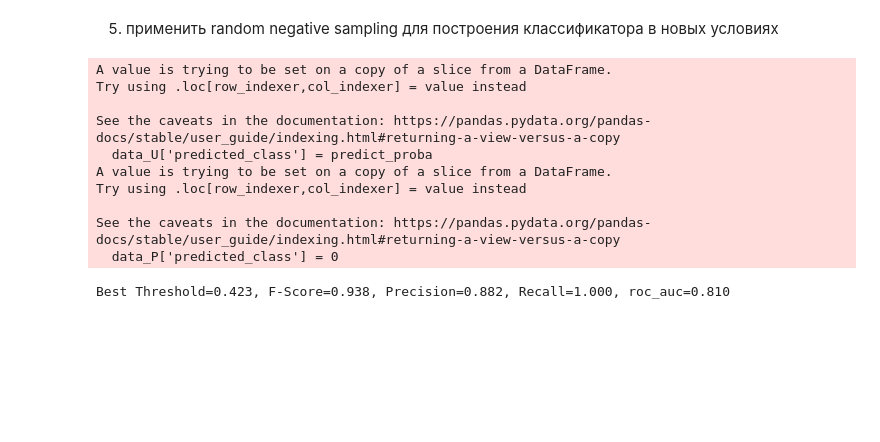
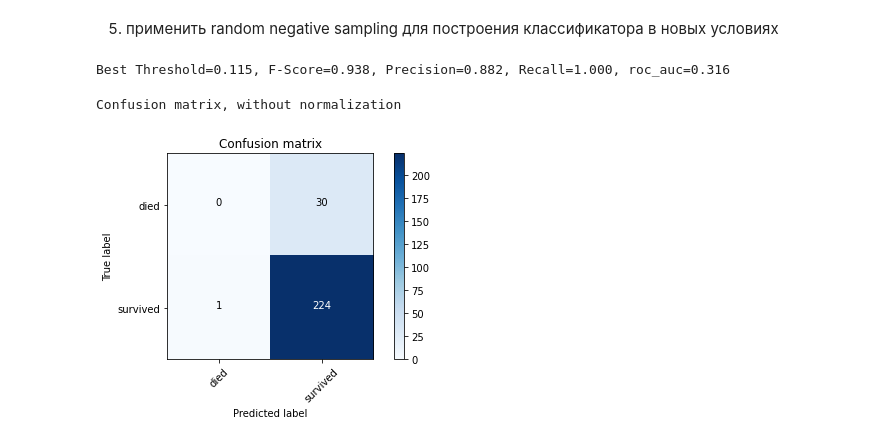
Before and after one commit to DaniilMelnik/ML_in_Bussines, a Jupyter notebook: hw6.ipynb, the cells around one changed output. Cells and saved outputs as stored; diff of their text form; code cells hidden in the pictures; blank space fills up the shorter version.

```diff
--- a/hw6.ipynb
+++ b/hw6.ipynb
@@ -147,6 +148,10 @@ Confusion matrix, without normalization
 4. далее разделить ваш набор данных на два множества: P (positives) и U (unlabeled). Причем брать нужно не все положительные (класс 1) примеры, а только лишь часть
 # %%
 df = pd.read_csv('haberman.data', header=None, names=['Age', 'operation_year', 'axillary_nodes', 'class'])
-df.replace({'class': {2: 0}}, inplace=True)
-df['true_class'] = df['class']
+df.replace({'class': {1: 1, 2: 0}}, inplace=True)
+y_true = df['class'].astype(np.float64)
+n_positives = 30
+
+index_to_unlabel = list(df.loc[df['class'] == 0].sample(n=n_positives, random_state=1).index)
+df.loc[index_to_unlabel, 'class'] = 1
 # %%
@@ -202,19 +165,38 @@ predict_proba = f_oob[:, 1]/n_oob
-# %%
-data_U['predicted_class'] = predict_proba
-data_P['predicted_class'] = 0
-result = data_P.append(data_U)
-# %% [output]
-A value is trying to be set on a copy of a slice from a DataFrame.
-Try using .loc[row_indexer,col_indexer] = value instead
-
-See the caveats in the documentation: https://pandas.pydata.org/pandas-docs/stable/user_guide/indexing.html#returning-a-view-versus-a-copy
-  data_U['predicted_class'] = predict_proba
-A value is trying to be set on a copy of a slice from a DataFrame.
-Try using .loc[row_indexer,col_indexer] = value instead
-
-See the caveats in the documentation: https://pandas.pydata.org/pandas-docs/stable/user_guide/indexing.html#returning-a-view-versus-a-copy
-  data_P['predicted_class'] = 0
-# %%
-metrics = get_metrics(result['true_class'], result['predicted_class'])
-# %% [output]
-Best Threshold=0.423, F-Score=0.938, Precision=0.882, Recall=1.000, roc_auc=0.810
+# %%
+data_P_index = df.loc[df['class'] == 0].index
+data_U_index = df.loc[df['class'] == 1].index
+T = 1000
+K = len(data_P_index)
+features = ['Age', 'operation_year', 'axillary_nodes']
+target = ['class']
+preds = np.zeros(len(df), dtype=np.float64)
+n_oob = np.zeros(len(df), dtype=np.int16)
+preds[data_P_index] = 0
+data = df.to_numpy()
+target = data[:,3]
+data = data[:,:3]
+# %%
+for i in range(T):
+    bootstrap_sample = np.random.choice(data_U_index, size=K)
+    train_idx = np.concatenate([data_P_index, bootstrap_sample])
+    np.random.shuffle(train_idx)
+    model = DecisionTreeClassifier(max_depth=None, max_features=2, min_samples_leaf=5, criterion='gini', class_weight='balanced')
+    model.fit(data[train_idx], target[train_idx])
+
+    idx_oob = sorted(set(data_U_index) - set(np.unique(bootstrap_sample)))
+    preds[idx_oob] += model.predict_proba(data[idx_oob])[:, 0]
+    n_oob[idx_oob] += 1
+
+predict_proba = np.divide(preds, n_oob, where=(n_oob != 0), out=preds)
+#print(predict_proba)
+metrics = get_metrics(y_true[sorted(data_U_index)], predict_proba[sorted(data_U_index)])
+# %% [output]
+Best Threshold=0.115, F-Score=0.938, Precision=0.882, Recall=1.000, roc_auc=0.316
+# %%
+cnf_matrix = confusion_matrix(y_true[sorted(data_U_index)], predict_proba[sorted(data_U_index)]>metrics[0])
+plot_confusion_matrix(cnf_matrix, classes=['died', 'survived'],
+                      title='Confusion matrix')
+plt.show()
+# %% [output]
+Confusion matrix, without normalization
+[figure, added]
```
Also changed, not shown: parts of 6 cells of this notebook.
